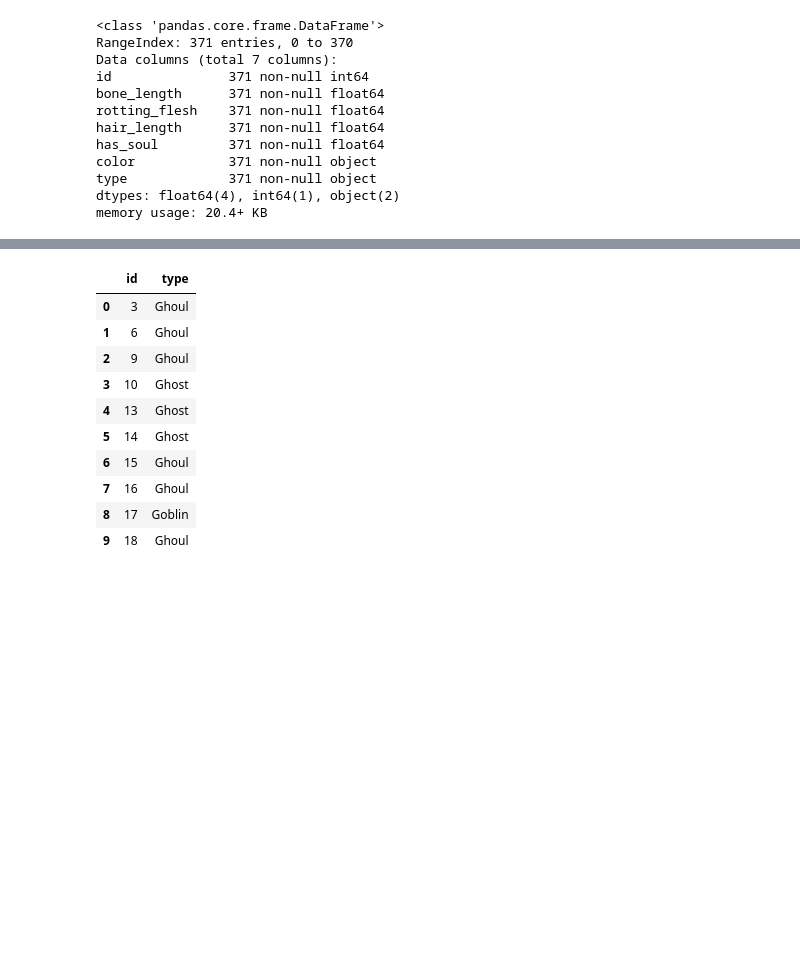
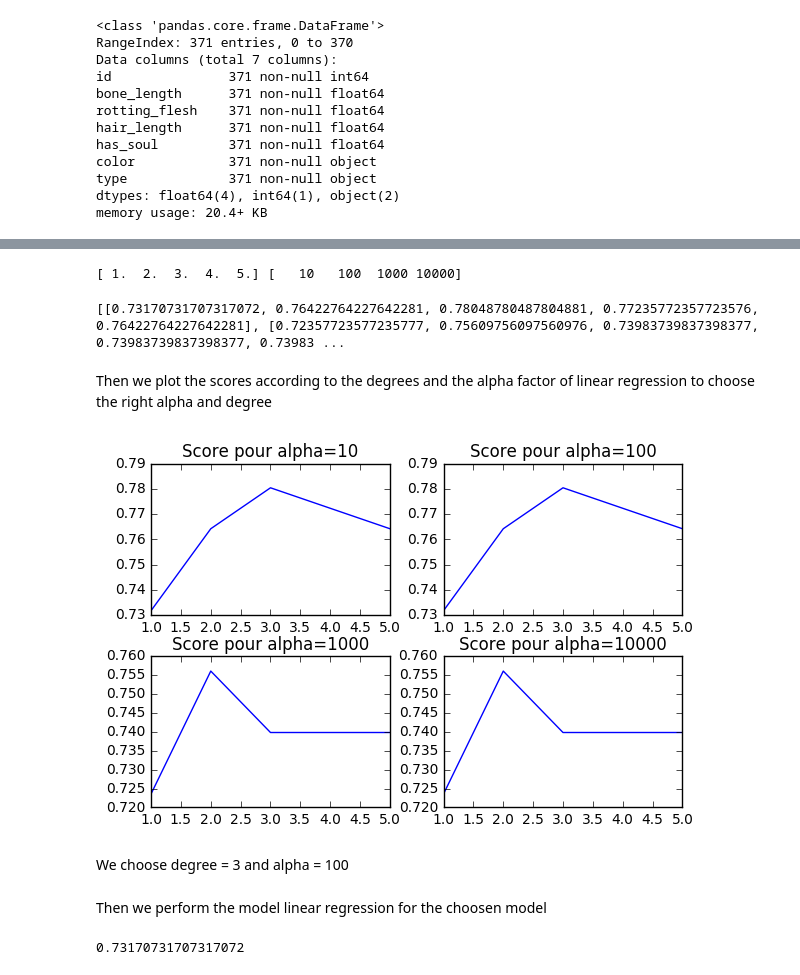
Before and after one commit to Alexis94/kaggle_competitions, a Jupyter notebook: Ghouls, Goblins, and Ghosts/Ghost, Goblins & Ghouls.ipynb, the cells around one changed output, grey strips where cells are left out. Cells and saved outputs as stored; diff of their text form; code cells hidden in the pictures; blank space fills up the shorter version.

Commit message:
Clean Ghoul notebook

```diff
--- a/Ghouls, Goblins, and Ghosts/Ghost, Goblins & Ghouls.ipynb
+++ b/Ghouls, Goblins, and Ghosts/Ghost, Goblins & Ghouls.ipynb
@@ -73,3 +45,0 @@ y = np.sum(np.array(pd.get_dummies(df['type']).values)*np.array([1, 2, 3]), axis
-# %%
-logreg = LogisticRegression(C=1e5)
-logreg.fit(X, y)
@@ -87,0 +48,5 @@ y_predict = logreg.predict(X_test)
+# %%
+X = df.drop(['id', 'type'], axis=1)
+y = df['type']
+X_train, X_test, y_train, y_test = train_test_split(X, y, random_state=25, test_size=0.33)
+X_train.head(5)
@@ -88,19 +96,9 @@ y_predict = logreg.predict(X_test)
 # %%
-#Ghost = 1 #Ghoul = 2 # Goblin = 3
+#Ghost = 1 #Ghoul = 2 # Goblin = 3 According to yFormatting above
 types = {1: 'Ghost', 2: 'Ghoul', 3: 'Goblin'}
+
+degrees = np.linspace(1, 5, 5)
+alphas = np.array([10, 100, 1000, 10000])
+print(degrees, alphas)
+# %% [output]
+[ 1.  2.  3.  4.  5.] [   10   100  1000 10000]
-# %%
-df_predictions = pd.DataFrame({'id': df_test['id'] , 'type': y_predict})
-df_predictions['type'] = df_predictions['type'].apply(lambda type: types[type])
-df_predictions.head(10)
-# %% [output]
-|  | id | type |
-| 0 | 3 | Ghoul |
-| 1 | 6 | Ghoul |
-| 2 | 9 | Ghoul |
-| 3 | 10 | Ghost |
-| 4 | 13 | Ghost |
-| 5 | 14 | Ghost |
-| 6 | 15 | Ghoul |
-| 7 | 16 | Ghoul |
-| 8 | 17 | Goblin |
-| 9 | 18 | Ghoul |
@@ -108,0 +105,21 @@ df_predictions.to_csv('out.csv', index=False)
+# %%
+results = []
+for alpha in alphas:
+    scores = []
+    for d in degrees:
+        poly = PolynomialFeatures(int(d))
+        model = performLogisticRegression(X_train, y_train, alpha, poly)
+        y_predict = predict(model, X_test, poly)
+        scores.append(model.score(formatX(X_test, poly), formatY(y_test)))
+    results.append(scores)
+print(results)
+# %% [output]
+[[0.73170731707317072, 0.76422764227642281, 0.78048780487804881, 0.77235772357723576, 0.76422764227642281], [0.72357723577235777, 0.75609756097560976, 0.73983739837398377, 0.73983739837398377, 0.73983 ...
+# %% [markdown]
+Then we plot the scores according to the degrees and the alpha factor of linear regression to choose the right alpha and degree
+# %%
+plotScores(alphas, degrees, results)
+# %% [output]
+[figure, added]
+# %% [markdown]
+We choose degree = 3 and alpha = 100
@@ -108,0 +129,9 @@ df_predictions.to_csv('out.csv', index=False)
+# %% [markdown]
+Then we perform the model linear regression for the choosen model
+# %%
+polyLog = PolynomialFeatures(degree)
+modelLog = performLogisticRegression(X_train, y_train, alpha, poly)
+y_predict = predict(model, X_test, poly)
+model.score(formatX(X_test, poly), formatY(y_test)) # Score on validation SET
+# %% [output]
+0.73170731707317072
```
Also changed, not shown: parts of 30 cells of this notebook, 3 other files.
